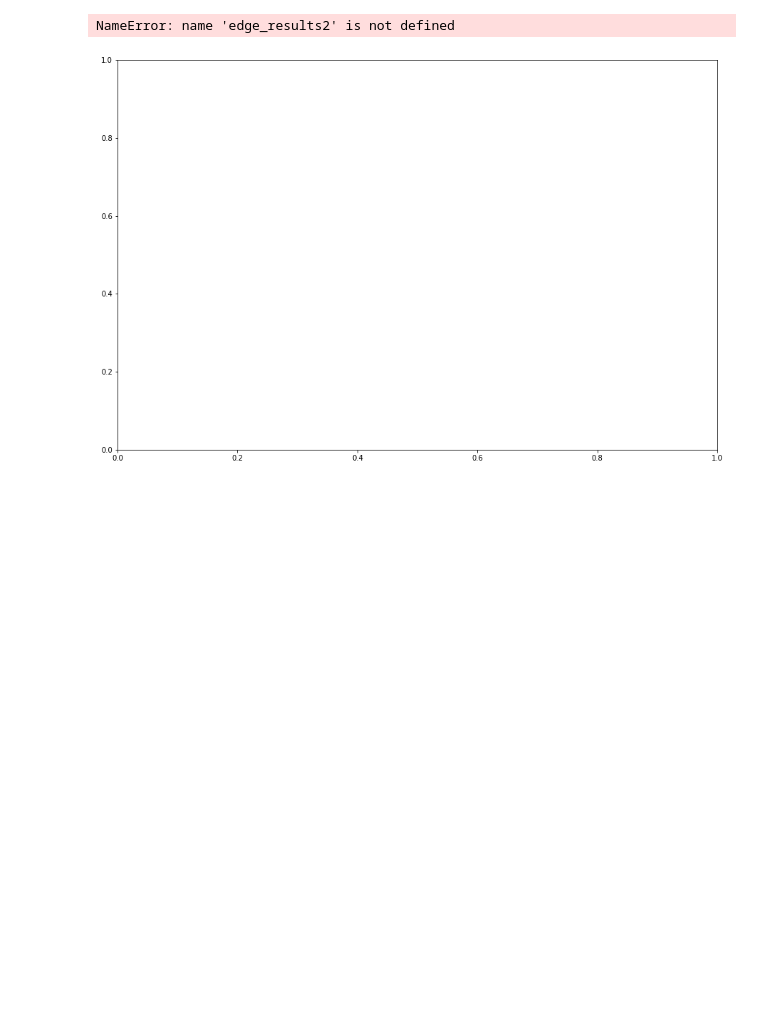
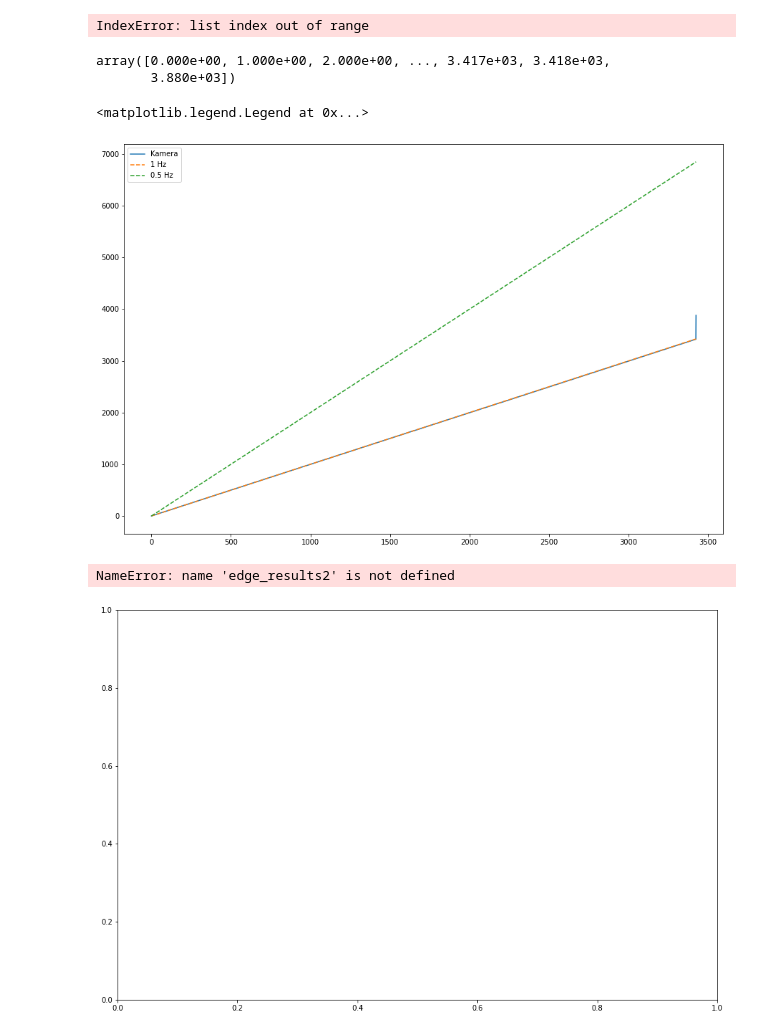
Before and after one commit to FireDynamics/FlameTrack, a Jupyter notebook: test.ipynb, the cells around one changed output. Cells and saved outputs as stored; diff of their text form; code cells hidden in the pictures; blank space fills up the shorter version.

```diff
--- a/test.ipynb
+++ b/test.ipynb
@@ -17,3 +51,32 @@ edge_results1 = get_edge_results(exp_name)
+# %%
+path = '/Volumes/Tam Backup/OM/lfs_PMMA_DE_6mm_tc_R2'
+# %%
+imgdata = ImageData(path,'JPG')
+# %%
+a = pd.to_datetime(str(exifread.process_file(open(imgdata.files[0],'rb'))['Image DateTime']),format='%Y:%m:%d %H:%M:%S').timestamp()
+b= pd.to_datetime(str(exifread.process_file(open(imgdata.files[-1],'rb'))['Image DateTime']),format='%Y:%m:%d %H:%M:%S').timestamp()
+# %% [output]
+IndexError: list index out of range
+# %%
+times =[os.path.getmtime(i) for i in imgdata.files]
+times.sort()
+# %%
+times = np.array(times)
+times = times - times[0]
+# %%
+times
+# %% [output]
+array([0.000e+00, 1.000e+00, 2.000e+00, ..., 3.417e+03, 3.418e+03,
+       3.880e+03])
+# %%
+plt.figure(figsize=(15,10))
+plt.plot(times,label='Kamera')
+plt.plot(range(len(times)),'--',label='1 Hz')
+plt.plot(2*np.array(range(len(times))),'--',label='0.5 Hz')
+plt.legend()
+# %% [output]
+<matplotlib.legend.Legend at 0x...>
+[figure, added]
 # %%
 
 fig, ax = plt.subplots()
```
Also changed, not shown: parts of 4 cells of this notebook, 5 other files.
